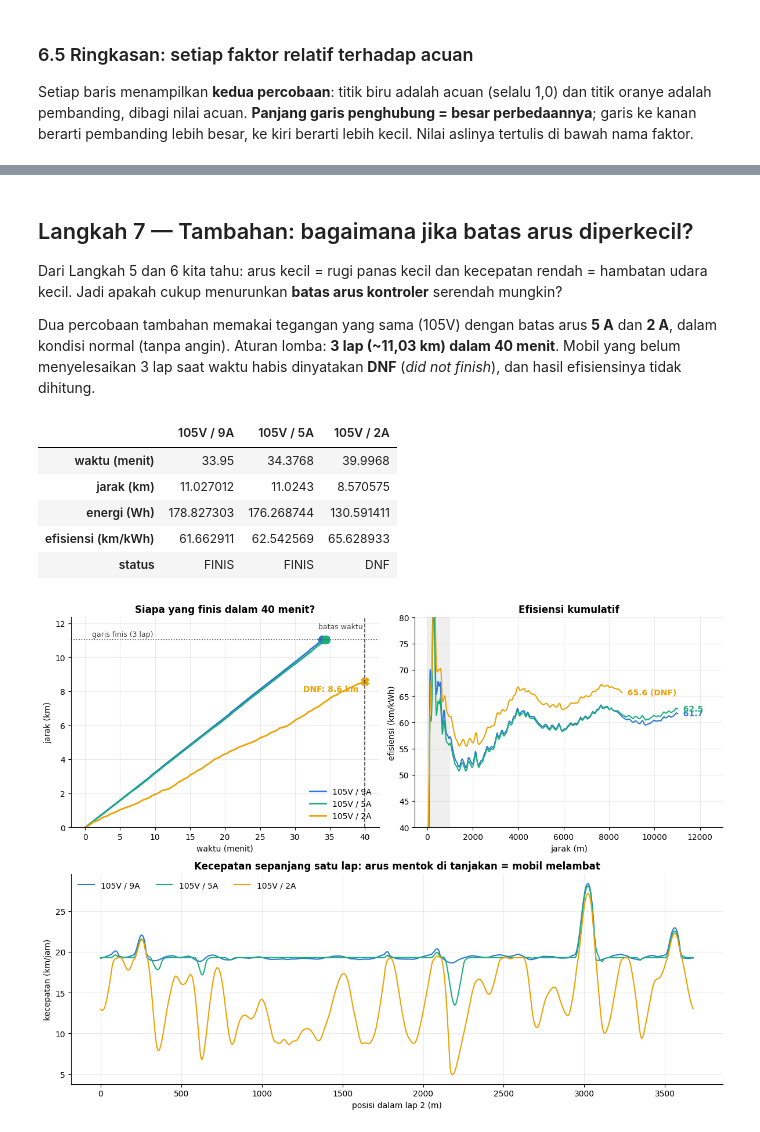
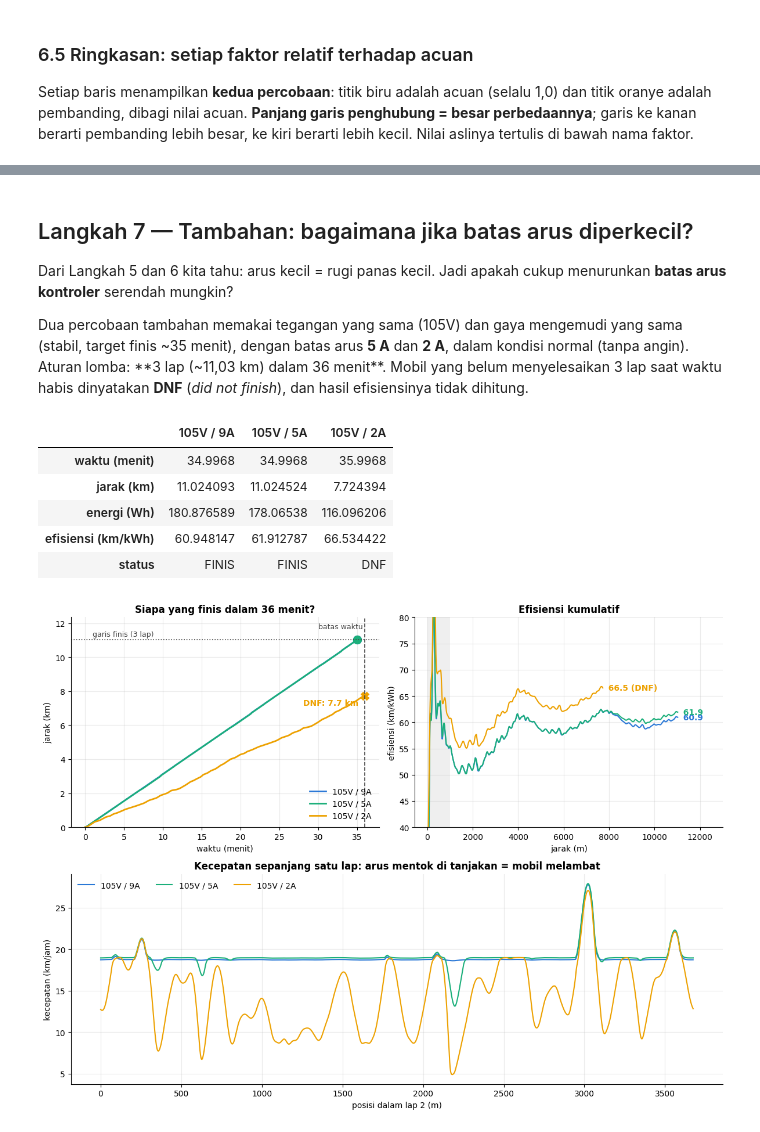
Before and after one commit to Antasena-ITS-Team/ASC_Simulator, a Jupyter notebook: EDA_ASC_solution.ipynb, the cells around one changed output, grey strips where cells are left out. Saved outputs shown, nothing was run; the diff lists cells and outputs as text; code cells hidden in the pictures.

```diff
--- a/EDA_ASC_solution.ipynb
+++ b/EDA_ASC_solution.ipynb
@@ -711,11 +714,11 @@ plt.show()
 # %% [markdown]
 ## Langkah 7 — Tambahan: bagaimana jika batas arus diperkecil?
 
-Dari Langkah 5 dan 6 kita tahu: arus kecil = rugi panas kecil dan kecepatan rendah = hambatan udara kecil. Jadi apakah cukup menurunkan **batas arus kontroler** serendah mungkin?
+Dari Langkah 5 dan 6 kita tahu: arus kecil = rugi panas kecil. Jadi apakah cukup menurunkan **batas arus kontroler** serendah mungkin?
 
-Dua percobaan tambahan memakai tegangan yang sama (105V) dengan batas arus **5 A** dan **2 A**, dalam kondisi normal (tanpa angin). Aturan lomba: **3 lap (~11,03 km) dalam 40 menit**. Mobil yang belum menyelesaikan 3 lap saat waktu habis dinyatakan **DNF** (*did not finish*), dan hasil efisiensinya tidak dihitung.
+Dua percobaan tambahan memakai tegangan yang sama (105V) dan gaya mengemudi yang sama (stabil, target finis ~35 menit), dengan batas arus **5 A** dan **2 A**, dalam kondisi normal (tanpa angin). Aturan lomba: **3 lap (~11,03 km) dalam 36 menit**. Mobil yang belum menyelesaikan 3 lap saat waktu habis dinyatakan **DNF** (*did not finish*), dan hasil efisiensinya tidak dihitung.
 # %%
-BATAS_WAKTU_MENIT = 40
+BATAS_WAKTU_MENIT = 36
 JARAK_LOMBA_KM = 3 * 3.675
 
 EXTRA = [("data/DataASC_105V_5A.csv", "105V / 5A"), ("data/DataASC_105V_2A.csv", "105V / 2A")]
@@ -737,10 +740,10 @@ hasil = pd.DataFrame({
 hasil.round(2)
 # %% [output]
 |  | 105V / 9A | 105V / 5A | 105V / 2A |
-| waktu (menit) | 33.95 | 34.3768 | 39.9968 |
-| jarak (km) | 11.027012 | 11.0243 | 8.570575 |
-| energi (Wh) | 178.827303 | 176.268744 | 130.591411 |
-| efisiensi (km/kWh) | 61.662911 | 62.542569 | 65.628933 |
+| waktu (menit) | 34.9968 | 34.9968 | 35.9968 |
+| jarak (km) | 11.024093 | 11.024524 | 7.724394 |
+| energi (Wh) | 180.876589 | 178.06538 | 116.096206 |
+| efisiensi (km/kWh) | 60.948147 | 61.912787 | 66.534422 |
 | status | FINIS | FINIS | DNF |
 # %%
 fig = plt.figure(figsize=(12, 9))
@@ -766,35 +769,35 @@ for label, df in data_arus.items():
              color=COLORS[label], va="center", fontweight="bold")
 
     # (bawah) kecepatan sepanjang lap 2: di mana mobil tertahan batas arus?
     one = df[df["lap"] == 2]
     ax3.plot(one["distance_m"] - one["distance_m"].iloc[0], one["speed_ms"] * 3.6, color=COLORS[label],
              linewidth=1.5, label=label)
 
 ax1.axvline(BATAS_WAKTU_MENIT, color="#444", linestyle="--", linewidth=1.2)
 ax1.axhline(JARAK_LOMBA_KM, color="#444", linestyle=":", linewidth=1.2)
 ax1.text(BATAS_WAKTU_MENIT, JARAK_LOMBA_KM * 1.06, "batas waktu ", ha="right", color="#444", fontsize=9)
 ax1.text(1, JARAK_LOMBA_KM + 0.2, "garis finis (3 lap)", color="#444", fontsize=9)
 ax1.set_ylim(0, JARAK_LOMBA_KM * 1.12)
 ax1.set_xlabel("waktu (menit)")
 ax1.set_ylabel("jarak (km)")
-ax1.set_title("Siapa yang finis dalam 40 menit?")
+ax1.set_title(f"Siapa yang finis dalam {BATAS_WAKTU_MENIT} menit?")
 ax1.legend(frameon=False, loc="lower right")
 
 ax2.axvspan(0, 1000, color="#999", alpha=0.15, linewidth=0)
 ax2.set_ylim(40, 80)
 ax2.set_xlim(right=11025 * 1.18)
 ax2.set_xlabel("jarak (m)")
 ax2.set_ylabel("efisiensi (km/kWh)")
 ax2.set_title("Efisiensi kumulatif")
 
 ax3.set_xlabel("posisi dalam lap 2 (m)")
 ax3.set_ylabel("kecepatan (km/jam)")
 ax3.set_title("Kecepatan sepanjang satu lap: arus mentok di tanjakan = mobil melambat")
 ax3.legend(frameon=False, ncol=3, loc="upper left")
 fig.tight_layout()
 plt.show()
 # %% [output]
-[figure, old version]
+[figure, new version]
 # %% [markdown]
 **Cara membacanya:**
 
```
Also changed, not shown: parts of 27 cells of this notebook, 5 other files.
